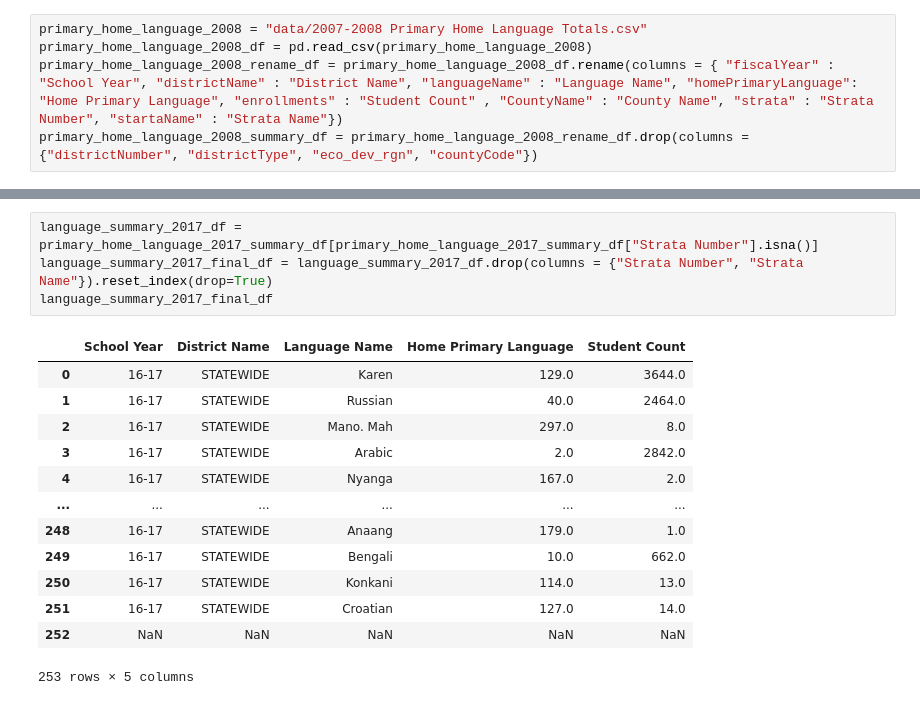
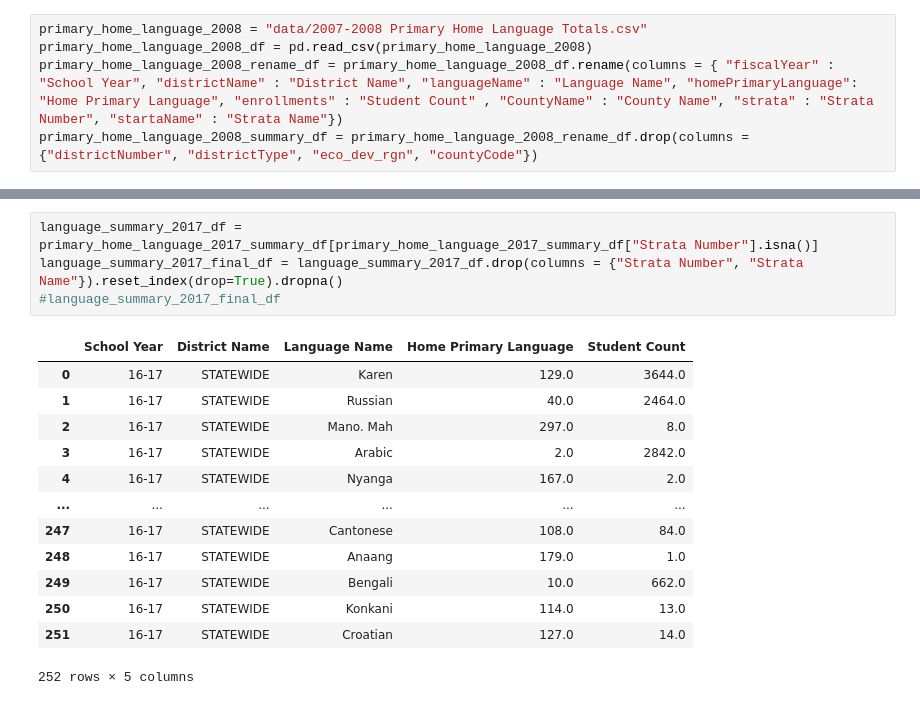
Before and after one commit to NTTGermania/Project-1-Group-7-Analysis-of-languages-in-Minnesota, a Jupyter notebook: Project#1test.ipynb, the cells around one changed output, grey strips where cells are left out. Drawn from its saved outputs; the diff is of its cells as text.

```diff
--- a/Project#1test.ipynb
+++ b/Project#1test.ipynb
@@ -586,22 +306,22 @@ primary_home_language_2017_final_df
 4924 rows × 7 columns
 # %%
 language_summary_2017_df = primary_home_language_2017_summary_df[primary_home_language_2017_summary_df["Strata Number"].isna()]
-language_summary_2017_final_df = language_summary_2017_df.drop(columns = {"Strata Number", "Strata Name"}).reset_index(drop=True)
-language_summary_2017_final_df
+language_summary_2017_final_df = language_summary_2017_df.drop(columns = {"Strata Number", "Strata Name"}).reset_index(drop=True).dropna()
+#language_summary_2017_final_df
 # %% [output]
 |  | School Year | District Name | Language Name | Home Primary Language | Student Count |
 | 0 | 16-17 | STATEWIDE | Karen | 129.0 | 3644.0 |
 | 1 | 16-17 | STATEWIDE | Russian | 40.0 | 2464.0 |
 | 2 | 16-17 | STATEWIDE | Mano. Mah | 297.0 | 8.0 |
 | 3 | 16-17 | STATEWIDE | Arabic | 2.0 | 2842.0 |
 | 4 | 16-17 | STATEWIDE | Nyanga | 167.0 | 2.0 |
 | ... | ... | ... | ... | ... | ... |
+| 247 | 16-17 | STATEWIDE | Cantonese | 108.0 | 84.0 |
 | 248 | 16-17 | STATEWIDE | Anaang | 179.0 | 1.0 |
 | 249 | 16-17 | STATEWIDE | Bengali | 10.0 | 662.0 |
 | 250 | 16-17 | STATEWIDE | Konkani | 114.0 | 13.0 |
 | 251 | 16-17 | STATEWIDE | Croatian | 127.0 | 14.0 |
-| 252 | NaN | NaN | NaN | NaN | NaN |
-253 rows × 5 columns
+252 rows × 5 columns
 # %%
 primary_home_language_2018 = "data/2017-18 Primary Home Language Totals.csv"
 primary_home_language_2018_df = pd.read_csv(primary_home_language_2018)
```
Also changed, not shown: parts of 65 cells of this notebook.
